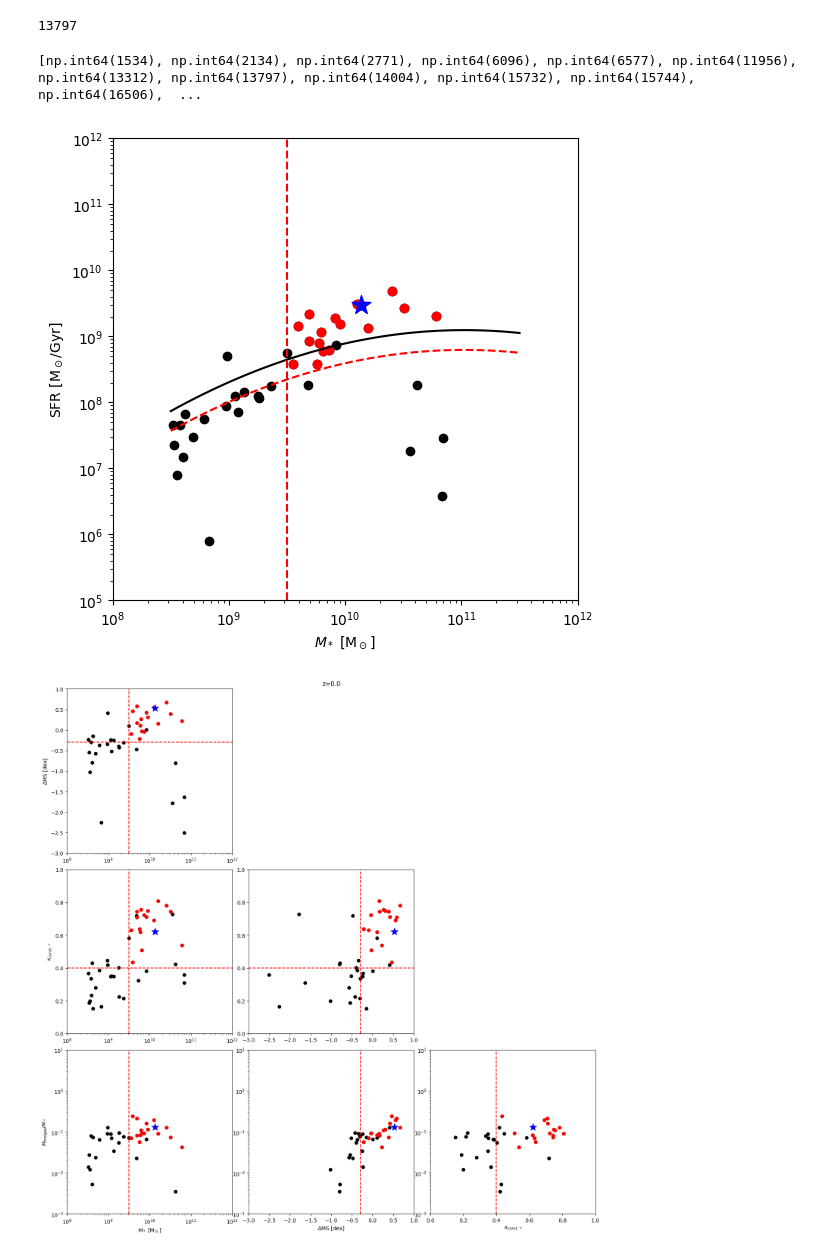
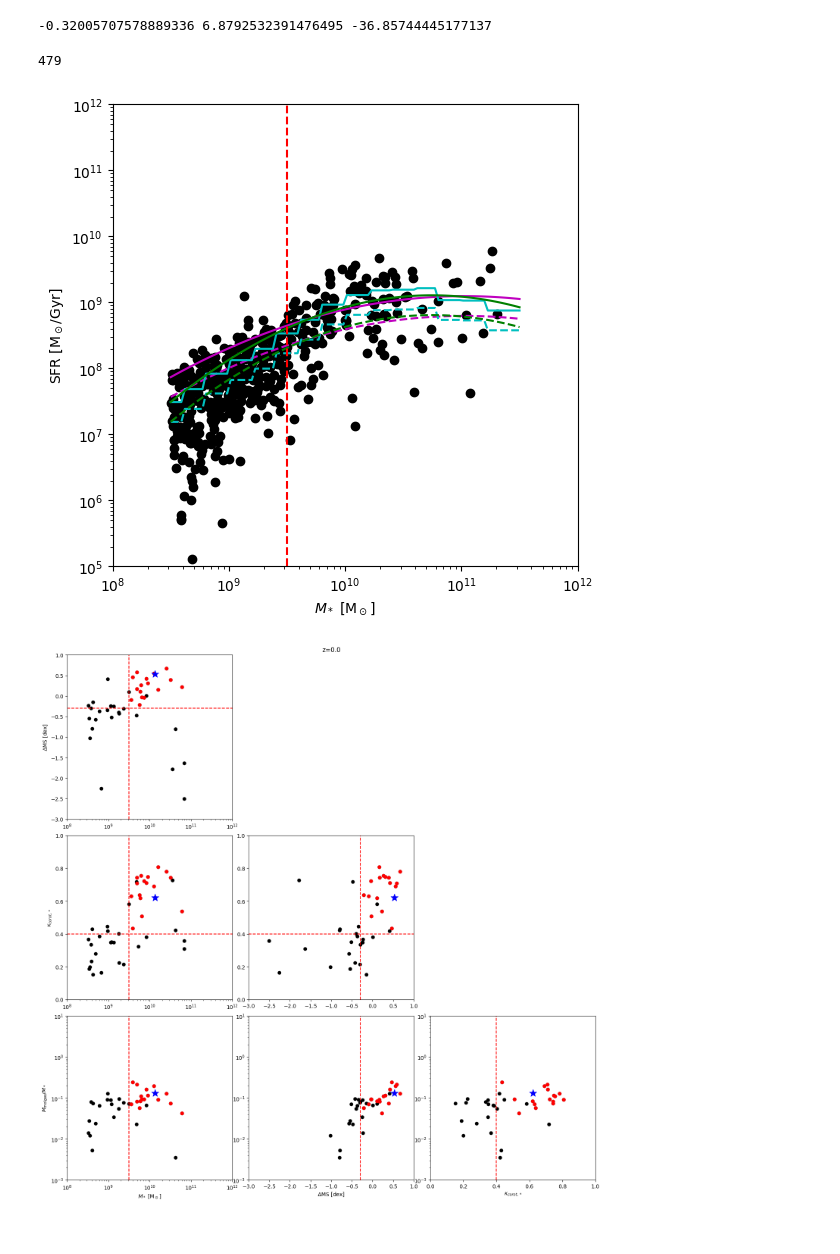
Before and after one commit to jgmcgregor/colibre_dispersions, a Jupyter notebook: selection_functions.ipynb, the cells around one changed output. Saved outputs shown, nothing was run; the diff lists cells and outputs as text; code cells hidden in the pictures.

```diff
--- a/selection_functions.ipynb
+++ b/selection_functions.ipynb
@@ -132,6 +89,41 @@ m = np.log10(SFMS_masses/unyt.Msun) + 0.025
 tdim = t/unyt.Gyr
 MSMZ = (-0.034*tdim+4.722)*m - 0.1925*m**2 + (0.2*tdim-26.16)
 SFMS_SFRs = 10**MSMZ * (unyt.Msun/unyt.yr)
+
+
+# based on Evgenii's profiles
+data = np.load("./COLIBRE_SFMS_m6res.npz")
+logSFR = data["log10_SFR_Msun_yr"]
+logMstar = data["log10_Mstar_Msun"]
+redshifts = data["redshifts"]
+
+zidx = find_nearest_idx(z,redshifts)
+zSFMS = logSFR[:,zidx]
+
+# step function
+# note - may fail at z=5 due to missing final bin
+def evg_SFMS2(mstar):
+    lgmstar = np.log10(mstar/unyt.Msun)
+    midx = [find_nearest_idx(x, logMstar) for x in lgmstar]
+    lgSFR = zSFMS[midx]
+    evg_SFR = 10**lgSFR * (unyt.Msun/unyt.yr)
+    return(evg_SFR)
+
+SFMS_SFRs2 = evg_SFMS2(SFMS_masses)
+
+# 2nd order polynomial
+a,b,c = np.polyfit(logMstar,zSFMS,deg=2)
+def evg_SFMS3(mstar):
+    lgmstar = np.log10(mstar/unyt.Msun)
+    lgSFR = a*lgmstar**2 + b*lgmstar + c
+    evg_SFR = 10**lgSFR * (unyt.Msun/unyt.yr)
+    return(evg_SFR)
+
+SFMS_SFRs3 = evg_SFMS3(SFMS_masses)
+# %%
+print(a,b,c)
+# %% [output]
+-0.32005707578889336 6.8792532391476495 -36.85744445177137
 # %%
 masscut = 10**9.5 * unyt.Msun
 softmasscut = 10**8.5 * unyt.Msun # galaxies below this don't have an accurate SFMS
@@ -147,7 +139,7 @@ selection = (Mstar>masscut) & (deltaMS>dMScut) & (kappa_corot>kappacut)
 softselection = Mstar>softmasscut
 # %%
 candidates = np.argwhere(selection) # finding the ID of our galaxies
-target = candidates[7][0]
+target = candidates[0][0]
 print(target)
 # %% [output]
-13797
+479
@@ -156,42 +146,42 @@ target = [candidates[i][0] for i in range(len(candidates))]
-# %%
-print(target)
-# %% [output]
-[np.int64(1534), np.int64(2134), np.int64(2771), np.int64(6096), np.int64(6577), np.int64(11956), np.int64(13312), np.int64(13797), np.int64(14004), np.int64(15732), np.int64(15744), np.int64(16506),  ...
 # %%
 mass_lo=1e8
 mass_hi=1e12
 SFR_lo=1e5
 SFR_hi=1e12
 dMS_lo=-3
 dMS_hi=1
 kappa_lo=0
 kappa_hi=1
 gasfrac_lo=1e-2
 gasfrac_hi=1e0
 mumolgas_lo=1e-3
 mumolgas_hi=1e1
 
 unyt.matplotlib_support.label_style = '[]'
 with unyt.matplotlib_support:
 
     fig,ax = plt.subplots(1,1,figsize=(6,6))
 
     ax.scatter(Mstar[softselection],SFR[softselection], xunits='Msun',yunits='Msun/Gyr',c='k')
-    ax.scatter(Mstar[selection],SFR[selection], xunits='Msun',yunits='Msun/Gyr',c='r')
-    ax.scatter(Mstar[target],SFR[target], xunits='Msun',yunits='Msun/Gyr',c='b',marker='*',s=200)
-    ax.plot(SFMS_masses,SFMS_SFRs,'k')
-    ax.plot(SFMS_masses,SFMS_SFRs*10**dMScut,'r--')
+    #ax.scatter(Mstar[selection],SFR[selection], xunits='Msun',yunits='Msun/Gyr',c='r')
+    #ax.scatter(Mstar[target],SFR[target], xunits='Msun',yunits='Msun/Gyr',c='b',marker='*',s=200)
+    ax.plot(SFMS_masses,SFMS_SFRs,'m')
+    ax.plot(SFMS_masses,SFMS_SFRs*10**dMScut,'m--')
+    ax.plot(SFMS_masses,SFMS_SFRs2,'c')
+    ax.plot(SFMS_masses,SFMS_SFRs2*10**dMScut,'c--')
+    ax.plot(SFMS_masses,SFMS_SFRs3,'g')
+    ax.plot(SFMS_masses,SFMS_SFRs3*10**dMScut,'g--')
     ax.vlines(x=masscut,ymin=SFR_lo,ymax=SFR_hi,colors='r',linestyles='--')
     ax.set_xscale('log')
     ax.set_xlim(mass_lo,mass_hi)
     ax.set_xlabel(r'$M_*$ [M$_\odot$]')
     ax.set_yscale('log')
     ax.set_ylim(SFR_lo,SFR_hi)
     ax.set_ylabel(r'SFR [M$_\odot$/Gyr]')
 
     plt.show()
 # %% [output]
-[figure, old version]
+[figure, new version]
 # %%
 unyt.matplotlib_support.label_style = '[]'
 with unyt.matplotlib_support:
```
Also changed, not shown: parts of 9 cells of this notebook, 1 other file.
